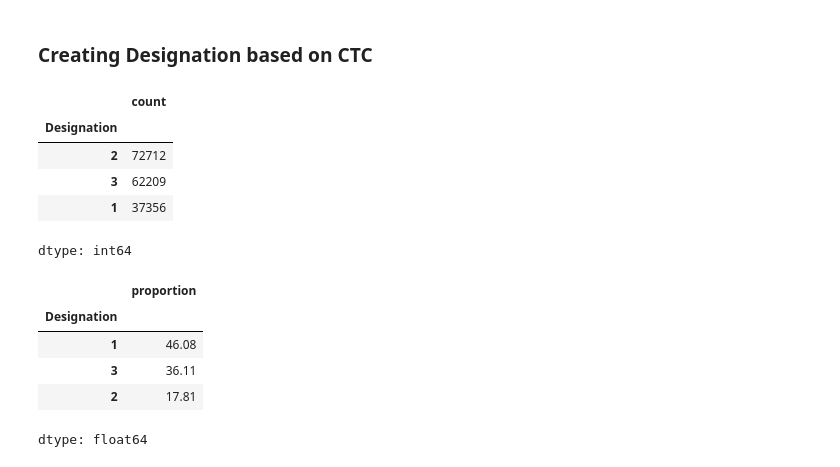
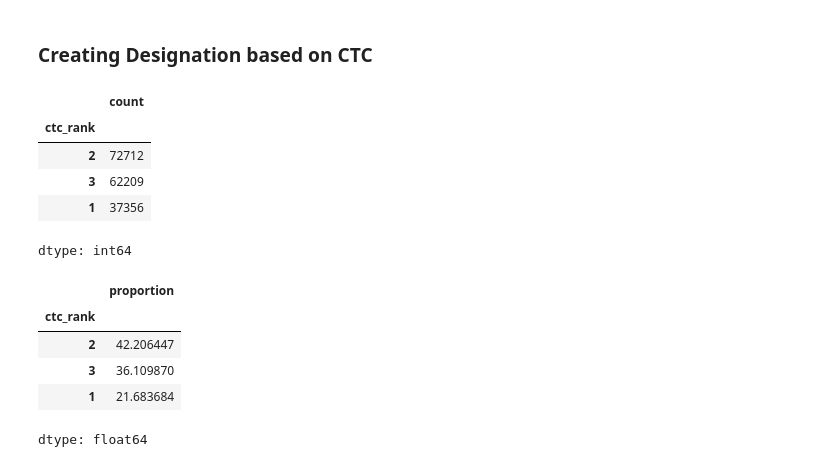
Before and after one commit to shamabansal17/Mapping-Learner-Career-Archetypes, a Jupyter notebook: Scaler_clustering_shama.ipynb, the cells around one changed output. Cells and saved outputs as stored; diff of their text form; code cells hidden in the pictures.

```diff
--- a/Scaler_clustering_shama.ipynb
+++ b/Scaler_clustering_shama.ipynb
@@ -727,0 +962,4 @@ But lets first fill the missing values before aggregating data.
+# %%
+df_new = df_new.sort_values(by=['email_hash', 'ctc_updated_year','ctc'])
+df_new['promotion_status'] = df_new.groupby('email_hash')['ctc'].diff().gt(0).fillna(False).astype('int')
+df_new
@@ -815,7 +1115,7 @@ df_cleaned[df_cleaned['company_hash'].isna()]
 # %% [markdown]
 Though Knn imputation may be helping in imputating some **NAN** values but i already filled the job_position using mode job_position of respective and remaining with null and orgyear with mode of that learner orgyear. So to keep the data in original form rather than scaled. I am prefering the data to drop those 39 **company_hash** null data rows.
 # %%
-# df_new.dropna(inplace=True)
+df_new.dropna(inplace=True)
 df_new.isna().sum()
 # %% [output]
 |  | 0 |
@@ -914,7 +1212,7 @@ df_cluster
 |  |  | 7.0 | 1.0 | 1.275000e+06 | NaN | 1275000.0 | 1275000.0 | 1275000.0 | ... |
 53784 rows × 8 columns
 # %%
-df_merged=df_grp.drop(columns=['email_hash','company_hash','comp_emp']).merge(df_cluster,on=['company_hash_clean','job_category','experience_years'],how='left')
+df_merged=df_grp.drop(columns=['company_hash','comp_emp']).merge(df_cluster,on=['company_hash_clean','job_category','experience_years'],how='left')
 # %%
 # pd.set_option('display.float_format', '{:.2f}'.format)
 df_merged
@@ -937,21 +1235,21 @@ df_merged
 # %%
 conditions=[df_merged['ctc']<df_merged['50%'],df_merged['ctc']<=df_merged['75%'],df_merged['ctc']>df_merged['75%']]
 choices=[3,2,1]
-df_merged['Designation']=np.select(conditions,choices)
-df_merged['Designation'].value_counts()
+df_merged['ctc_rank']=np.select(conditions,choices)
+df_merged['ctc_rank'].value_counts()
 # %% [output]
 |  | count |
-| Designation |  |
+| ctc_rank |  |
 | 2 | 72712 |
 | 3 | 62209 |
 | 1 | 37356 |
 dtype: int64
 # %%
-df_merged['Designation'].value_counts(normalize=True)*100
+df_merged['ctc_rank'].value_counts(normalize=True)*100
 # %% [output]
 |  | proportion |
-| Designation |  |
-| 1 | 46.08 |
-| 3 | 36.11 |
-| 2 | 17.81 |
+| ctc_rank |  |
+| 2 | 42.206447 |
+| 3 | 36.109870 |
+| 1 | 21.683684 |
 dtype: float64
```
Also changed, not shown: parts of 167 cells of this notebook.
